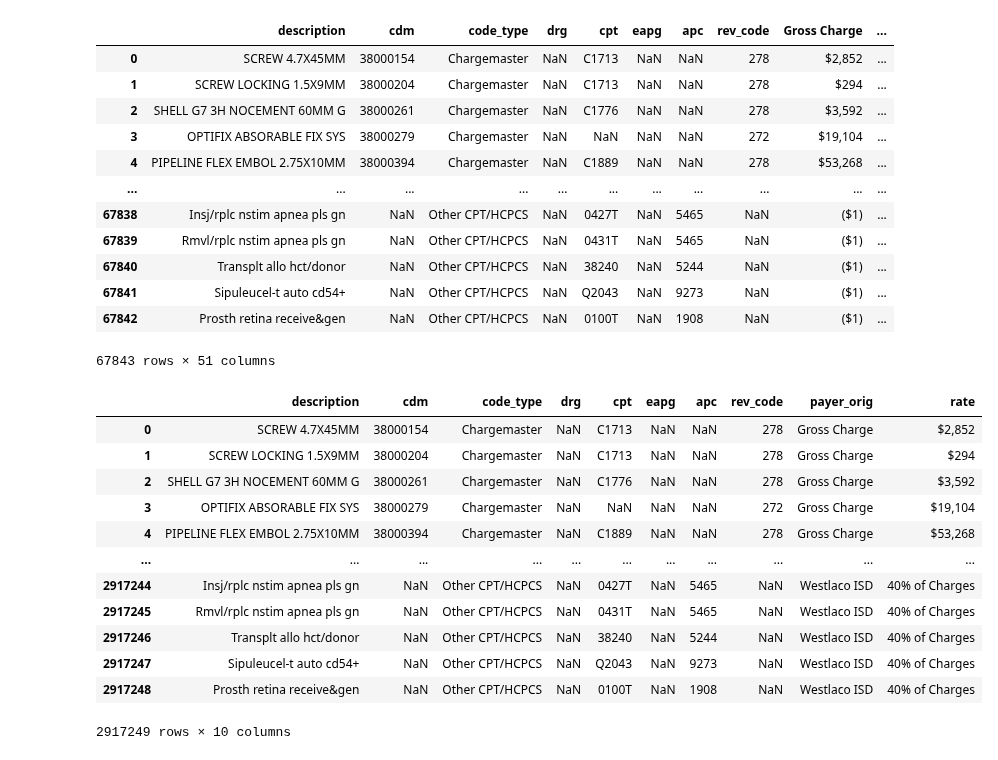
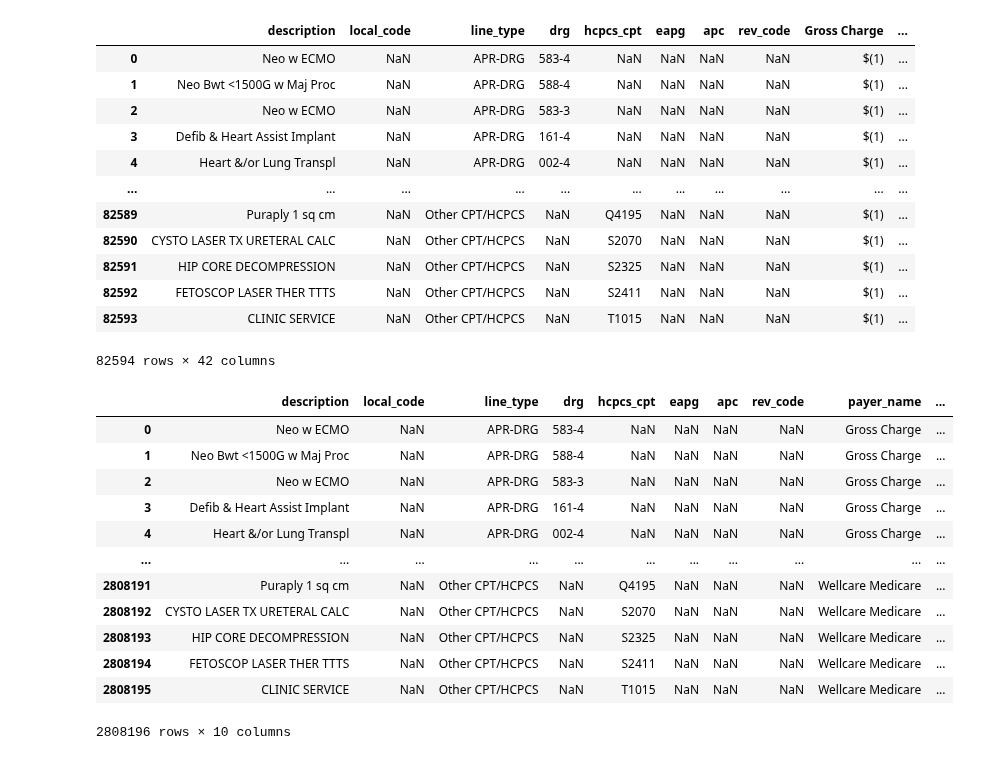
Before and after one commit to rl1987/dolthub-bounty-transparency-in-pricing, a Jupyter notebook: eskycity.ipynb, the cells around one changed output. Drawn from its saved outputs; the diff is of its cells as text; code cells hidden in the pictures.

Commit message:
Start update eskycity notebook

```diff
--- a/eskycity.ipynb
+++ b/eskycity.ipynb
@@ -36,7 +35,7 @@ TARGET_COLUMNS = [
 ]
 # %%
-ccn = "450119"
-url = "https://uhsfilecdn.eskycity.net/ac/233069260_south-texas-health-system-mcallen_standardcharges.csv"
+ccn = "100299"
+url = "https://uhsfilecdn.eskycity.net/ac/731666433_lakewood-ranch-medical-center_standardcharges.csv"
 filename = url.split("/")[-1]
 ein = filename.split("_")[0]
 ein = ein[:2] + "-" + ein[2:]
@@ -83,10 +66,10 @@ df_in
 df_mid = pd.DataFrame(df_in)
 df_mid = df_mid.rename(columns={
     'Description': 'description',
-    'CDM': 'cdm',
-    'Code Type': 'code_type',
+    'CDM': 'local_code',
+    'Code Type': 'line_type',
     'DRG (If Applicable)': 'drg',
-    'CPT/HCPCS (If Applicable)': 'cpt',
+    'CPT/HCPCS (If Applicable)': 'hcpcs_cpt',
     'EAPG (If Applicable)': 'eapg',
     'APC (If Applicable)': 'apc',
     'Rev Code (If Applicable)': 'rev_code'
@@ -94,36 +77,36 @@ df_mid = df_mid.rename(columns={
 del df_mid['Facility']
 df_mid
 # %% [output]
-|  | description | cdm | code_type | drg | cpt | eapg | apc | rev_code | Gross Charge | ... |
-| 0 | SCREW 4.7X45MM | 38000154 | Chargemaster | NaN | C1713 | NaN | NaN | 278 | $2,852 | ... |
-| 1 | SCREW LOCKING 1.5X9MM | 38000204 | Chargemaster | NaN | C1713 | NaN | NaN | 278 | $294 | ... |
-| 2 | SHELL G7 3H NOCEMENT 60MM G | 38000261 | Chargemaster | NaN | C1776 | NaN | NaN | 278 | $3,592 | ... |
-| 3 | OPTIFIX ABSORABLE FIX SYS | 38000279 | Chargemaster | NaN | NaN | NaN | NaN | 272 | $19,104 | ... |
-| 4 | PIPELINE FLEX EMBOL 2.75X10MM | 38000394 | Chargemaster | NaN | C1889 | NaN | NaN | 278 | $53,268 | ... |
+|  | description | local_code | line_type | drg | hcpcs_cpt | eapg | apc | rev_code | Gross Charge | ... |
+| 0 | Neo w ECMO | NaN | APR-DRG | 583-4 | NaN | NaN | NaN | NaN | $(1) | ... |
+| 1 | Neo Bwt <1500G w Maj Proc | NaN | APR-DRG | 588-4 | NaN | NaN | NaN | NaN | $(1) | ... |
+| 2 | Neo w ECMO | NaN | APR-DRG | 583-3 | NaN | NaN | NaN | NaN | $(1) | ... |
+| 3 | Defib & Heart Assist Implant | NaN | APR-DRG | 161-4 | NaN | NaN | NaN | NaN | $(1) | ... |
+| 4 | Heart &/or Lung Transpl | NaN | APR-DRG | 002-4 | NaN | NaN | NaN | NaN | $(1) | ... |
 | ... | ... | ... | ... | ... | ... | ... | ... | ... | ... | ... |
-| 67838 | Insj/rplc nstim apnea pls gn | NaN | Other CPT/HCPCS | NaN | 0427T | NaN | 5465 | NaN | ($1) | ... |
-| 67839 | Rmvl/rplc nstim apnea pls gn | NaN | Other CPT/HCPCS | NaN | 0431T | NaN | 5465 | NaN | ($1) | ... |
-| 67840 | Transplt allo hct/donor | NaN | Other CPT/HCPCS | NaN | 38240 | NaN | 5244 | NaN | ($1) | ... |
-| 67841 | Sipuleucel-t auto cd54+ | NaN | Other CPT/HCPCS | NaN | Q2043 | NaN | 9273 | NaN | ($1) | ... |
-| 67842 | Prosth retina receive&gen | NaN | Other CPT/HCPCS | NaN | 0100T | NaN | 1908 | NaN | ($1) | ... |
+| 82589 | Puraply 1 sq cm | NaN | Other CPT/HCPCS | NaN | Q4195 | NaN | NaN | NaN | $(1) | ... |
+| 82590 | CYSTO LASER TX URETERAL CALC | NaN | Other CPT/HCPCS | NaN | S2070 | NaN | NaN | NaN | $(1) | ... |
+| 82591 | HIP CORE DECOMPRESSION | NaN | Other CPT/HCPCS | NaN | S2325 | NaN | NaN | NaN | $(1) | ... |
+| 82592 | FETOSCOP LASER THER TTTS | NaN | Other CPT/HCPCS | NaN | S2411 | NaN | NaN | NaN | $(1) | ... |
+| 82593 | CLINIC SERVICE | NaN | Other CPT/HCPCS | NaN | T1015 | NaN | NaN | NaN | $(1) | ... |
-67843 rows × 51 columns
+82594 rows × 42 columns
 # %%
 money_columns = df_mid.columns.to_list()[8:]
 remaining_columns = df_mid.columns.to_list()[:8]
-df_mid = pd.melt(df_mid, id_vars=remaining_columns, var_name='payer_orig', value_name='rate')
+df_mid = pd.melt(df_mid, id_vars=remaining_columns, var_name='payer_name', value_name='standard_charge')
 df_mid
 # %% [output]
-|  | description | cdm | code_type | drg | cpt | eapg | apc | rev_code | payer_orig | rate |
-| 0 | SCREW 4.7X45MM | 38000154 | Chargemaster | NaN | C1713 | NaN | NaN | 278 | Gross Charge | $2,852 |
-| 1 | SCREW LOCKING 1.5X9MM | 38000204 | Chargemaster | NaN | C1713 | NaN | NaN | 278 | Gross Charge | $294 |
-| 2 | SHELL G7 3H NOCEMENT 60MM G | 38000261 | Chargemaster | NaN | C1776 | NaN | NaN | 278 | Gross Charge | $3,592 |
-| 3 | OPTIFIX ABSORABLE FIX SYS | 38000279 | Chargemaster | NaN | NaN | NaN | NaN | 272 | Gross Charge | $19,104 |
-| 4 | PIPELINE FLEX EMBOL 2.75X10MM | 38000394 | Chargemaster | NaN | C1889 | NaN | NaN | 278 | Gross Charge | $53,268 |
+|  | description | local_code | line_type | drg | hcpcs_cpt | eapg | apc | rev_code | payer_name | ... |
+| 0 | Neo w ECMO | NaN | APR-DRG | 583-4 | NaN | NaN | NaN | NaN | Gross Charge | ... |
+| 1 | Neo Bwt <1500G w Maj Proc | NaN | APR-DRG | 588-4 | NaN | NaN | NaN | NaN | Gross Charge | ... |
+| 2 | Neo w ECMO | NaN | APR-DRG | 583-3 | NaN | NaN | NaN | NaN | Gross Charge | ... |
+| 3 | Defib & Heart Assist Implant | NaN | APR-DRG | 161-4 | NaN | NaN | NaN | NaN | Gross Charge | ... |
+| 4 | Heart &/or Lung Transpl | NaN | APR-DRG | 002-4 | NaN | NaN | NaN | NaN | Gross Charge | ... |
 | ... | ... | ... | ... | ... | ... | ... | ... | ... | ... | ... |
-| 2917244 | Insj/rplc nstim apnea pls gn | NaN | Other CPT/HCPCS | NaN | 0427T | NaN | 5465 | NaN | Westlaco ISD | 40% of Charges |
-| 2917245 | Rmvl/rplc nstim apnea pls gn | NaN | Other CPT/HCPCS | NaN | 0431T | NaN | 5465 | NaN | Westlaco ISD | 40% of Charges |
-| 2917246 | Transplt allo hct/donor | NaN | Other CPT/HCPCS | NaN | 38240 | NaN | 5244 | NaN | Westlaco ISD | 40% of Charges |
-| 2917247 | Sipuleucel-t auto cd54+ | NaN | Other CPT/HCPCS | NaN | Q2043 | NaN | 9273 | NaN | Westlaco ISD | 40% of Charges |
-| 2917248 | Prosth retina receive&gen | NaN | Other CPT/HCPCS | NaN | 0100T | NaN | 1908 | NaN | Westlaco ISD | 40% of Charges |
+| 2808191 | Puraply 1 sq cm | NaN | Other CPT/HCPCS | NaN | Q4195 | NaN | NaN | NaN | Wellcare Medicare | ... |
+| 2808192 | CYSTO LASER TX URETERAL CALC | NaN | Other CPT/HCPCS | NaN | S2070 | NaN | NaN | NaN | Wellcare Medicare | ... |
+| 2808193 | HIP CORE DECOMPRESSION | NaN | Other CPT/HCPCS | NaN | S2325 | NaN | NaN | NaN | Wellcare Medicare | ... |
+| 2808194 | FETOSCOP LASER THER TTTS | NaN | Other CPT/HCPCS | NaN | S2411 | NaN | NaN | NaN | Wellcare Medicare | ... |
+| 2808195 | CLINIC SERVICE | NaN | Other CPT/HCPCS | NaN | T1015 | NaN | NaN | NaN | Wellcare Medicare | ... |
-2917249 rows × 10 columns
+2808196 rows × 10 columns
 # %%
```
Also changed, not shown: parts of 17 cells of this notebook.
